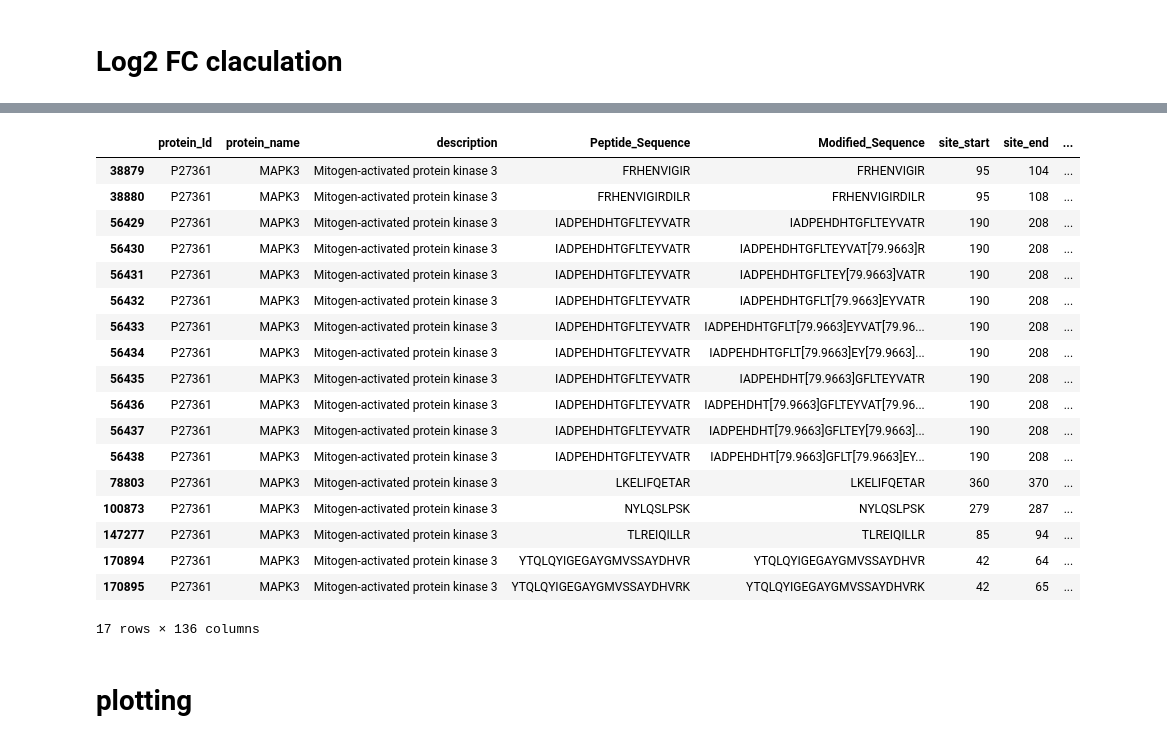
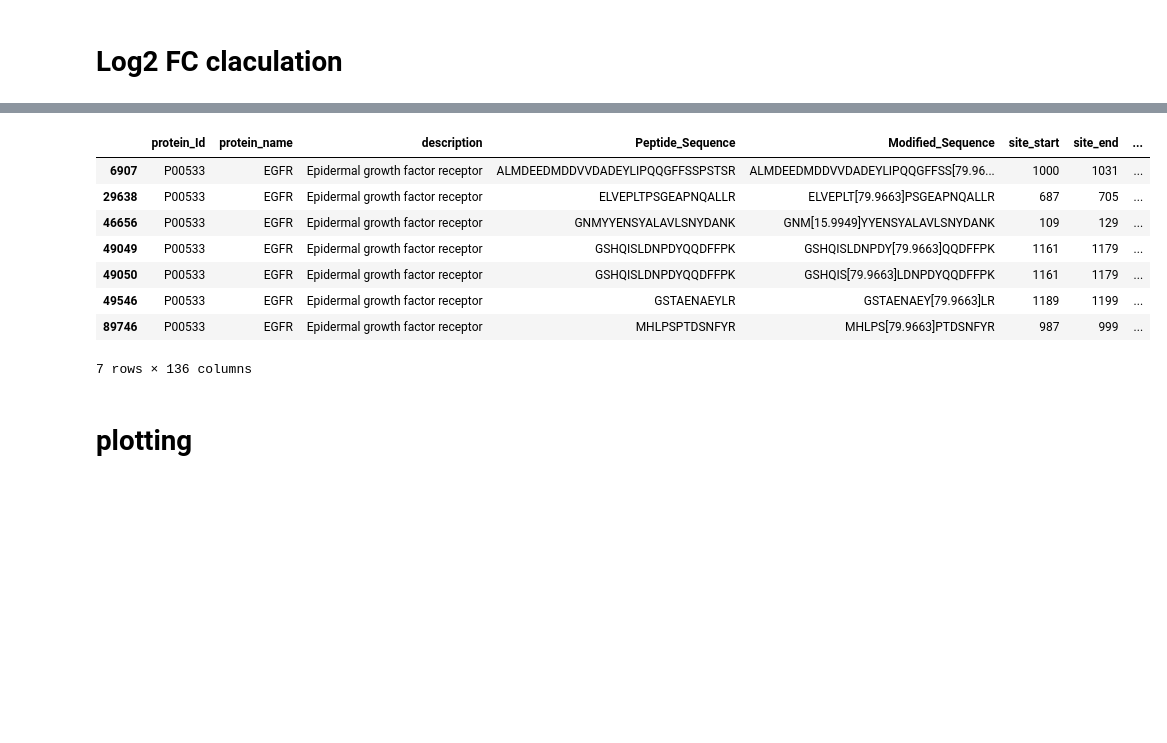
Before and after one commit to IgnacioNavas/TMT_Data_analysis, a Jupyter notebook: Mutant_experiment_pre_analysis.ipynb, the cells around one changed output, grey strips where cells are left out. Drawn from its saved outputs; the diff is of its cells as text; code cells hidden in the pictures; blank space fills up the shorter version.

```diff
--- a/Mutant_experiment_pre_analysis.ipynb
+++ b/Mutant_experiment_pre_analysis.ipynb
@@ -316,26 +316,16 @@ For GAB1Y259A_log2:FC_EGF_25 use: GAB1Y259A_log2:mean_EGF_starve and GAB1Y259A_l
 # %%
-df_combined.to_csv("Experiment/3_hTERT_HME1_mutants_comparison/Data/Processed/Mutant_cell_lines_test.tsv", sep = "\t", index = False)
-df_combined[df_combined["protein_name"] == "MAPK3"]
+# df_combined.to_cs v("Experiment/3_hTERT_HME1_mutants_comparison/Data/Processed/Mutant_cell_lines_test.tsv", sep = "\t", index = False)
+df_combined[df_combined["protein_name"] == "EGFR"]
 # %% [output]
 |  | protein_Id | protein_name | description | Peptide_Sequence | Modified_Sequence | site_start | site_end | ... |
-| 38879 | P27361 | MAPK3 | Mitogen-activated protein kinase 3 | FRHENVIGIR | FRHENVIGIR | 95 | 104 | ... |
-| 38880 | P27361 | MAPK3 | Mitogen-activated protein kinase 3 | FRHENVIGIRDILR | FRHENVIGIRDILR | 95 | 108 | ... |
-| 56429 | P27361 | MAPK3 | Mitogen-activated protein kinase 3 | IADPEHDHTGFLTEYVATR | IADPEHDHTGFLTEYVATR | 190 | 208 | ... |
-| 56430 | P27361 | MAPK3 | Mitogen-activated protein kinase 3 | IADPEHDHTGFLTEYVATR | IADPEHDHTGFLTEYVAT[79.9663]R | 190 | 208 | ... |
-| 56431 | P27361 | MAPK3 | Mitogen-activated protein kinase 3 | IADPEHDHTGFLTEYVATR | IADPEHDHTGFLTEY[79.9663]VATR | 190 | 208 | ... |
-| 56432 | P27361 | MAPK3 | Mitogen-activated protein kinase 3 | IADPEHDHTGFLTEYVATR | IADPEHDHTGFLT[79.9663]EYVATR | 190 | 208 | ... |
-| 56433 | P27361 | MAPK3 | Mitogen-activated protein kinase 3 | IADPEHDHTGFLTEYVATR | IADPEHDHTGFLT[79.9663]EYVAT[79.96... | 190 | 208 | ... |
-| 56434 | P27361 | MAPK3 | Mitogen-activated protein kinase 3 | IADPEHDHTGFLTEYVATR | IADPEHDHTGFLT[79.9663]EY[79.9663]... | 190 | 208 | ... |
-| 56435 | P27361 | MAPK3 | Mitogen-activated protein kinase 3 | IADPEHDHTGFLTEYVATR | IADPEHDHT[79.9663]GFLTEYVATR | 190 | 208 | ... |
-| 56436 | P27361 | MAPK3 | Mitogen-activated protein kinase 3 | IADPEHDHTGFLTEYVATR | IADPEHDHT[79.9663]GFLTEYVAT[79.96... | 190 | 208 | ... |
-| 56437 | P27361 | MAPK3 | Mitogen-activated protein kinase 3 | IADPEHDHTGFLTEYVATR | IADPEHDHT[79.9663]GFLTEY[79.9663]... | 190 | 208 | ... |
-| 56438 | P27361 | MAPK3 | Mitogen-activated protein kinase 3 | IADPEHDHTGFLTEYVATR | IADPEHDHT[79.9663]GFLT[79.9663]EY... | 190 | 208 | ... |
-| 78803 | P27361 | MAPK3 | Mitogen-activated protein kinase 3 | LKELIFQETAR | LKELIFQETAR | 360 | 370 | ... |
-| 100873 | P27361 | MAPK3 | Mitogen-activated protein kinase 3 | NYLQSLPSK | NYLQSLPSK | 279 | 287 | ... |
-| 147277 | P27361 | MAPK3 | Mitogen-activated protein kinase 3 | TLREIQILLR | TLREIQILLR | 85 | 94 | ... |
-| 170894 | P27361 | MAPK3 | Mitogen-activated protein kinase 3 | YTQLQYIGEGAYGMVSSAYDHVR | YTQLQYIGEGAYGMVSSAYDHVR | 42 | 64 | ... |
-| 170895 | P27361 | MAPK3 | Mitogen-activated protein kinase 3 | YTQLQYIGEGAYGMVSSAYDHVRK | YTQLQYIGEGAYGMVSSAYDHVRK | 42 | 65 | ... |
+| 6907 | P00533 | EGFR | Epidermal growth factor receptor | ALMDEEDMDDVVDADEYLIPQQGFFSSPSTSR | ALMDEEDMDDVVDADEYLIPQQGFFSS[79.96... | 1000 | 1031 | ... |
+| 29638 | P00533 | EGFR | Epidermal growth factor receptor | ELVEPLTPSGEAPNQALLR | ELVEPLT[79.9663]PSGEAPNQALLR | 687 | 705 | ... |
+| 46656 | P00533 | EGFR | Epidermal growth factor receptor | GNMYYENSYALAVLSNYDANK | GNM[15.9949]YYENSYALAVLSNYDANK | 109 | 129 | ... |
+| 49049 | P00533 | EGFR | Epidermal growth factor receptor | GSHQISLDNPDYQQDFFPK | GSHQISLDNPDY[79.9663]QQDFFPK | 1161 | 1179 | ... |
+| 49050 | P00533 | EGFR | Epidermal growth factor receptor | GSHQISLDNPDYQQDFFPK | GSHQIS[79.9663]LDNPDYQQDFFPK | 1161 | 1179 | ... |
+| 49546 | P00533 | EGFR | Epidermal growth factor receptor | GSTAENAEYLR | GSTAENAEY[79.9663]LR | 1189 | 1199 | ... |
+| 89746 | P00533 | EGFR | Epidermal growth factor receptor | MHLPSPTDSNFYR | MHLPS[79.9663]PTDSNFYR | 987 | 999 | ... |
-17 rows × 136 columns
+7 rows × 136 columns
 # %% [markdown]
 # plotting
 # %%
```
Also changed, not shown: parts of 3 cells of this notebook, 7 other files.
